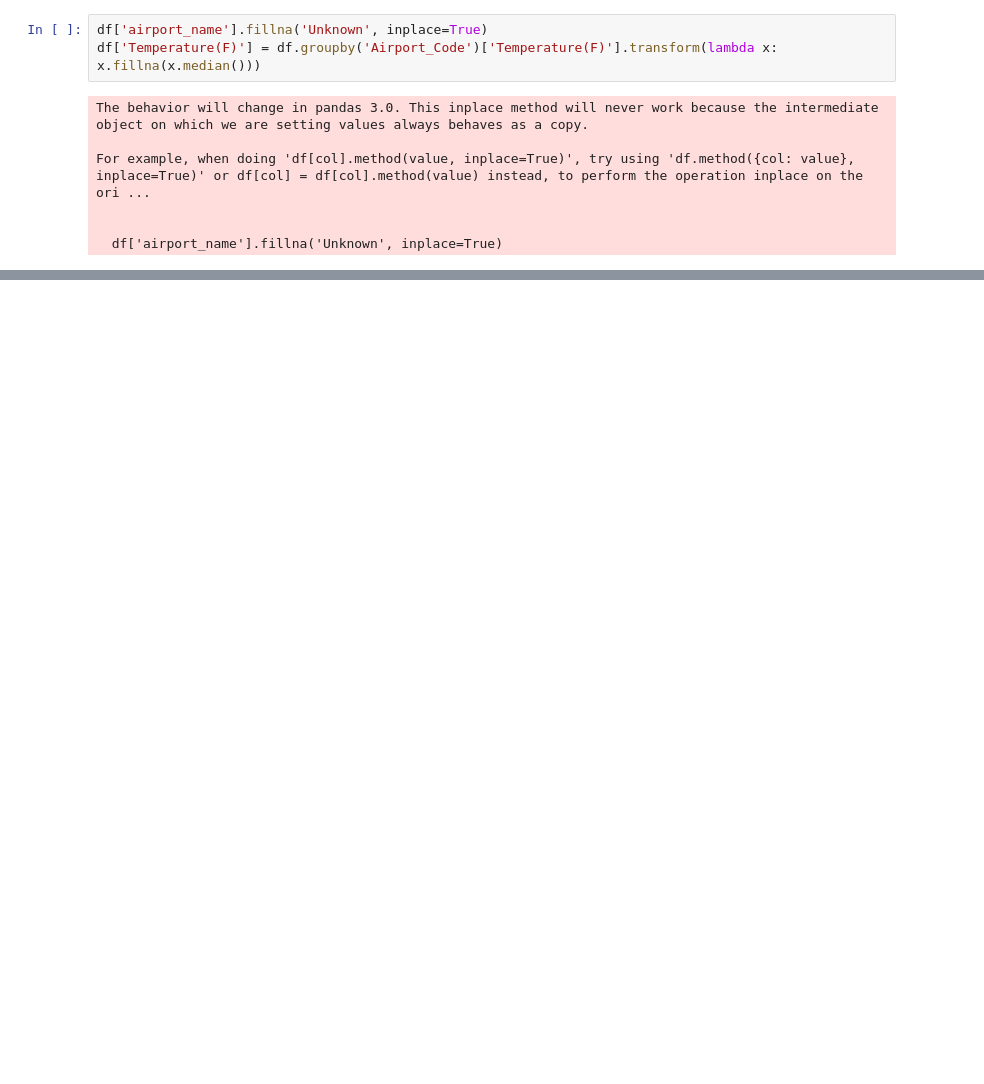
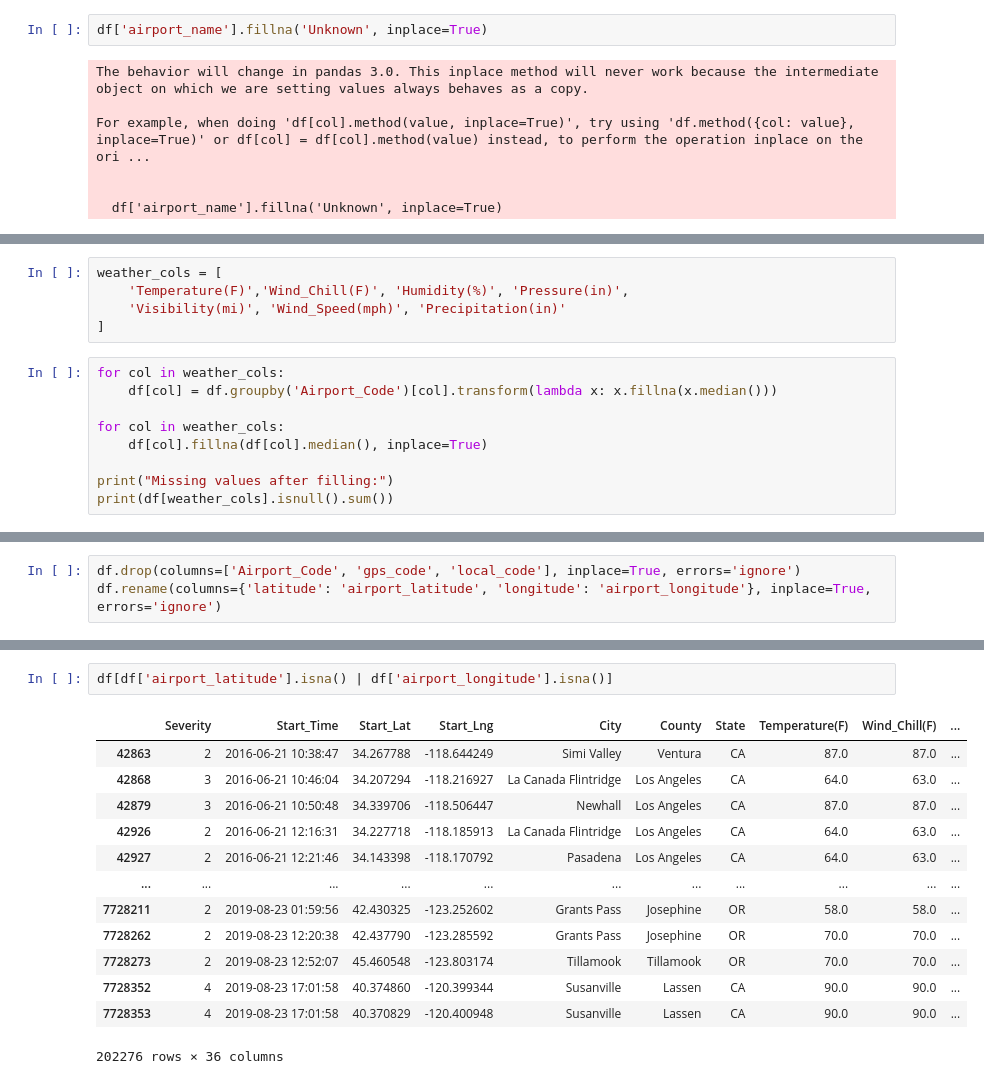
Before and after one commit to zoya-fatima22/us-accidents-thesis, a Jupyter notebook: experiments/1_data_prep_pandas.ipynb, the cells around one changed output, grey strips where cells are left out. Saved outputs shown, nothing was run; the diff lists cells and outputs as text; blank space fills up the shorter version.

```diff
--- a/experiments/1_data_prep_pandas.ipynb
+++ b/experiments/1_data_prep_pandas.ipynb
@@ -254,7 +255,6 @@ df[df['Temperature(F)'].isna()]
 141218 rows × 39 columns
 # %%
 df['airport_name'].fillna('Unknown', inplace=True)
-df['Temperature(F)'] = df.groupby('Airport_Code')['Temperature(F)'].transform(lambda x: x.fillna(x.median()))
 # %% [output]
 The behavior will change in pandas 3.0. This inplace method will never work because the intermediate object on which we are setting values always behaves as a copy.
 
@@ -280,0 +265,14 @@ df
+# %%
+weather_cols = [
+    'Temperature(F)','Wind_Chill(F)', 'Humidity(%)', 'Pressure(in)',
+    'Visibility(mi)', 'Wind_Speed(mph)', 'Precipitation(in)'
+]
+# %%
+for col in weather_cols:
+    df[col] = df.groupby('Airport_Code')[col].transform(lambda x: x.fillna(x.median()))
+
+for col in weather_cols:
+    df[col].fillna(df[col].median(), inplace=True)
+
+print("Missing values after filling:")
+print(df[weather_cols].isnull().sum())
@@ -280,0 +306,3 @@ df
+# %%
+df.drop(columns=['Airport_Code', 'gps_code', 'local_code'], inplace=True, errors='ignore')
+df.rename(columns={'latitude': 'airport_latitude', 'longitude': 'airport_longitude'}, inplace=True, errors='ignore')
@@ -280,0 +325,16 @@ df
+# %%
+df[df['airport_latitude'].isna() | df['airport_longitude'].isna()]
+# %% [output]
+|  | Severity | Start_Time | Start_Lat | Start_Lng | City | County | State | Temperature(F) | Wind_Chill(F) | ... |
+| 42863 | 2 | 2016-06-21 10:38:47 | 34.267788 | -118.644249 | Simi Valley | Ventura | CA | 87.0 | 87.0 | ... |
+| 42868 | 3 | 2016-06-21 10:46:04 | 34.207294 | -118.216927 | La Canada Flintridge | Los Angeles | CA | 64.0 | 63.0 | ... |
+| 42879 | 3 | 2016-06-21 10:50:48 | 34.339706 | -118.506447 | Newhall | Los Angeles | CA | 87.0 | 87.0 | ... |
+| 42926 | 2 | 2016-06-21 12:16:31 | 34.227718 | -118.185913 | La Canada Flintridge | Los Angeles | CA | 64.0 | 63.0 | ... |
+| 42927 | 2 | 2016-06-21 12:21:46 | 34.143398 | -118.170792 | Pasadena | Los Angeles | CA | 64.0 | 63.0 | ... |
+| ... | ... | ... | ... | ... | ... | ... | ... | ... | ... | ... |
+| 7728211 | 2 | 2019-08-23 01:59:56 | 42.430325 | -123.252602 | Grants Pass | Josephine | OR | 58.0 | 58.0 | ... |
+| 7728262 | 2 | 2019-08-23 12:20:38 | 42.437790 | -123.285592 | Grants Pass | Josephine | OR | 70.0 | 70.0 | ... |
+| 7728273 | 2 | 2019-08-23 12:52:07 | 45.460548 | -123.803174 | Tillamook | Tillamook | OR | 70.0 | 70.0 | ... |
+| 7728352 | 4 | 2019-08-23 17:01:58 | 40.374860 | -120.399344 | Susanville | Lassen | CA | 90.0 | 90.0 | ... |
+| 7728353 | 4 | 2019-08-23 17:01:58 | 40.370829 | -120.400948 | Susanville | Lassen | CA | 90.0 | 90.0 | ... |
+202276 rows × 36 columns
```
Also changed, not shown: parts of 10 cells of this notebook.
